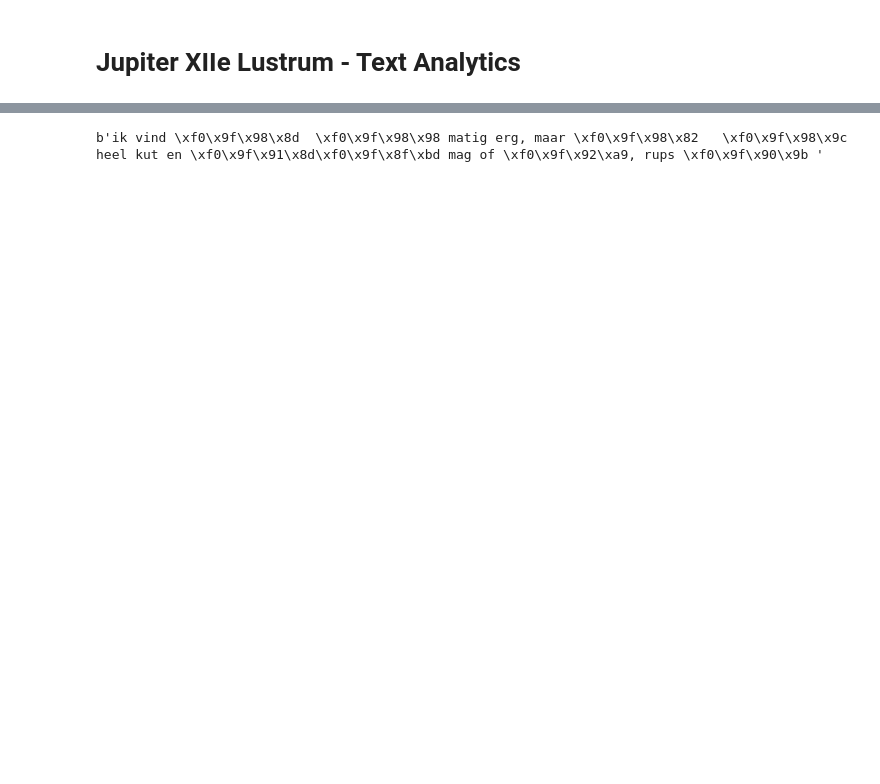
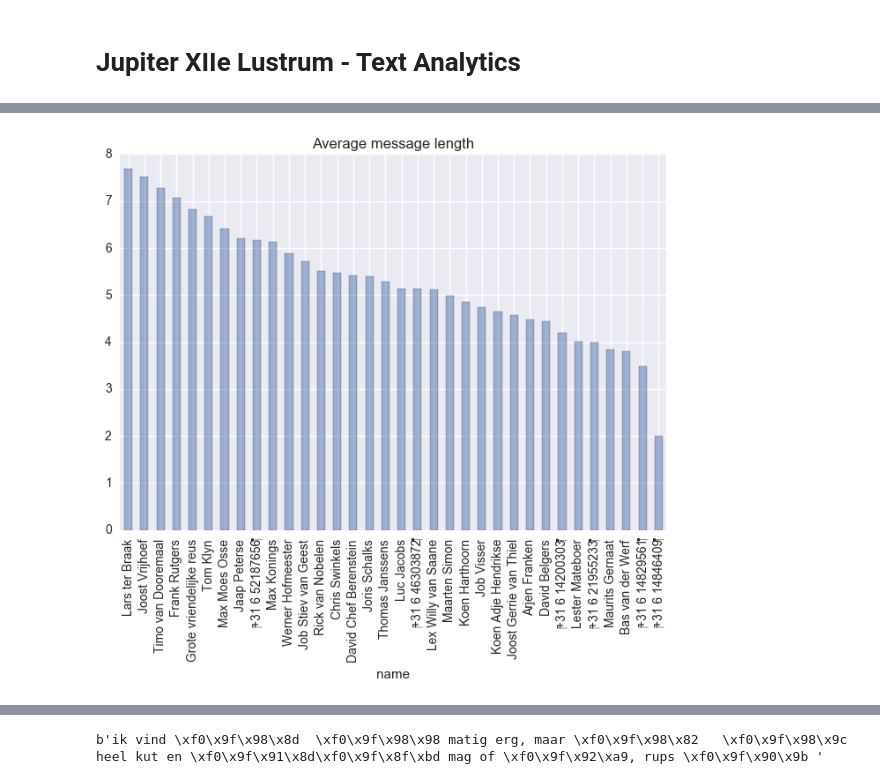
Before and after one commit to jobvisser03/21-text-mining, a Jupyter notebook: 21-text-mining.ipynb, the cells around one changed output, grey strips where cells are left out. Cells and saved outputs as stored; diff of their text form; code cells hidden in the pictures; blank space fills up the shorter version.

```diff
--- a/21-text-mining.ipynb
+++ b/21-text-mining.ipynb
@@ -60,0 +211,4 @@ df['weekday'] = df['weekday'].astype('category')
+# %%
+message_length_plot(df)
+# %% [output]
+[figure, added]
```
Also changed, not shown: parts of 27 cells of this notebook.
